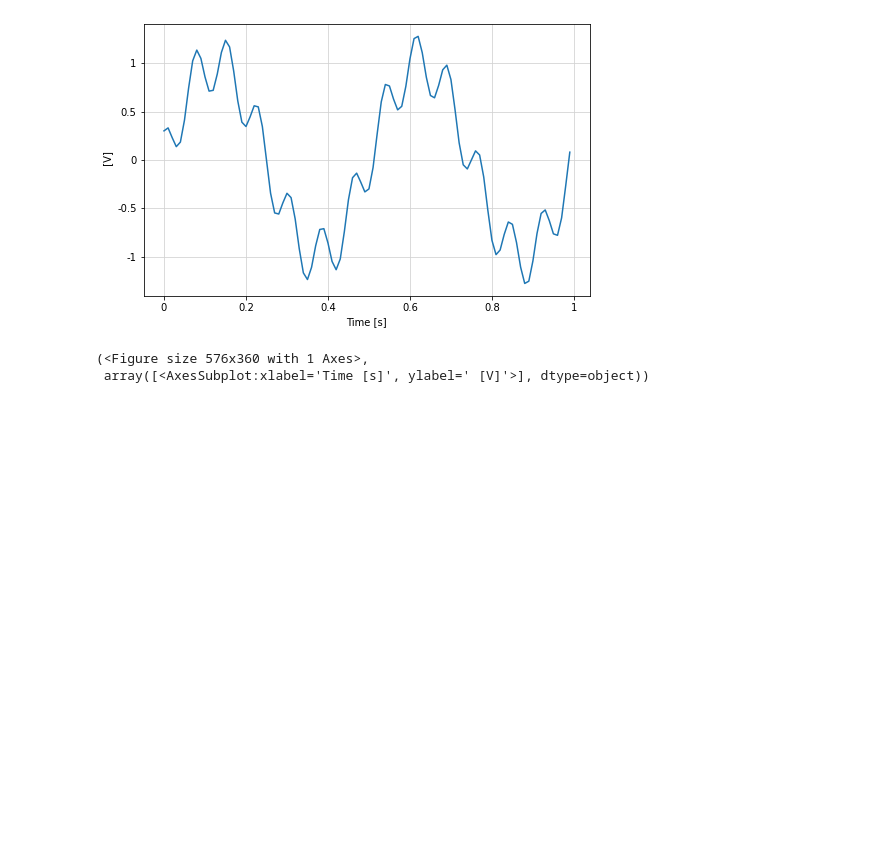
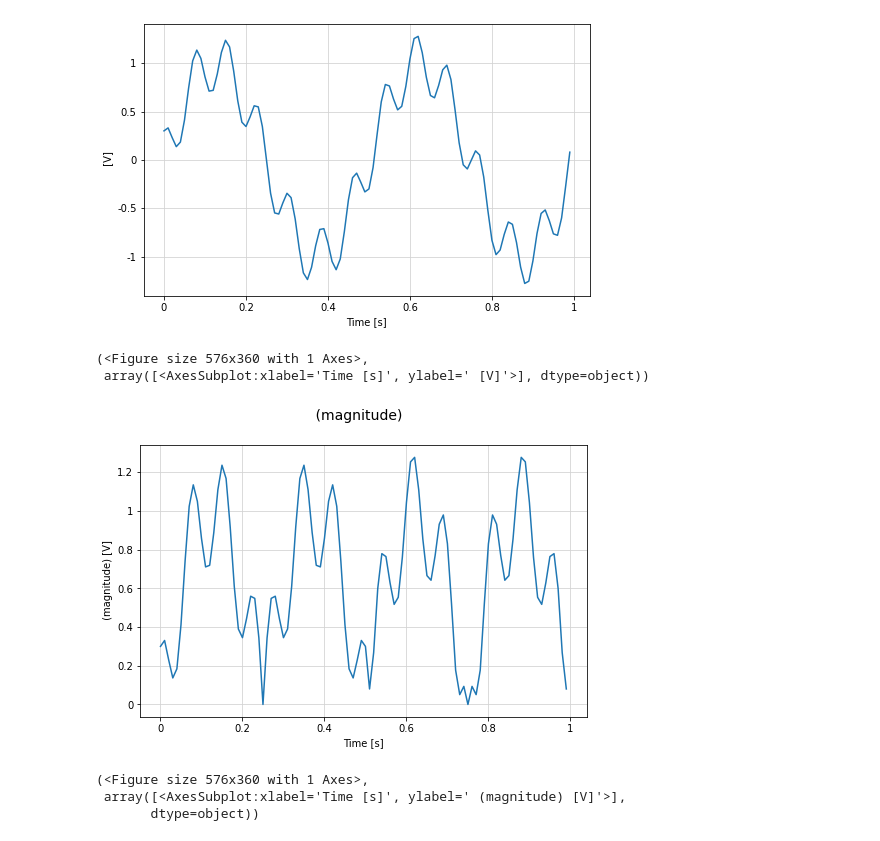
Before and after one commit to animaviridis/signum, a Jupyter notebook: examples/ex1.ipynb, the cells around one changed output. Cells and saved outputs as stored; diff of their text form; code cells hidden in the pictures; blank space fills up the shorter version.

```diff
--- a/examples/ex1.ipynb
+++ b/examples/ex1.ipynb
@@ -108,5 +108,12 @@ s.display()
 [figure]
 (<Figure size 576x360 with 1 Axes>,
  array([<AxesSubplot:xlabel='Time [s]', ylabel=' [V]'>], dtype=object))
+# %%
+s.magnitude.display()
+# %% [output]
+[figure, added]
+(<Figure size 576x360 with 1 Axes>,
+ array([<AxesSubplot:xlabel='Time [s]', ylabel=' (magnitude) [V]'>],
+       dtype=object))
 # %%
 s.fft().display(lw=0.5, ls='--', marker='o', ms=4)
```
Also changed, not shown: parts of 8 cells of this notebook, 1 other file.
